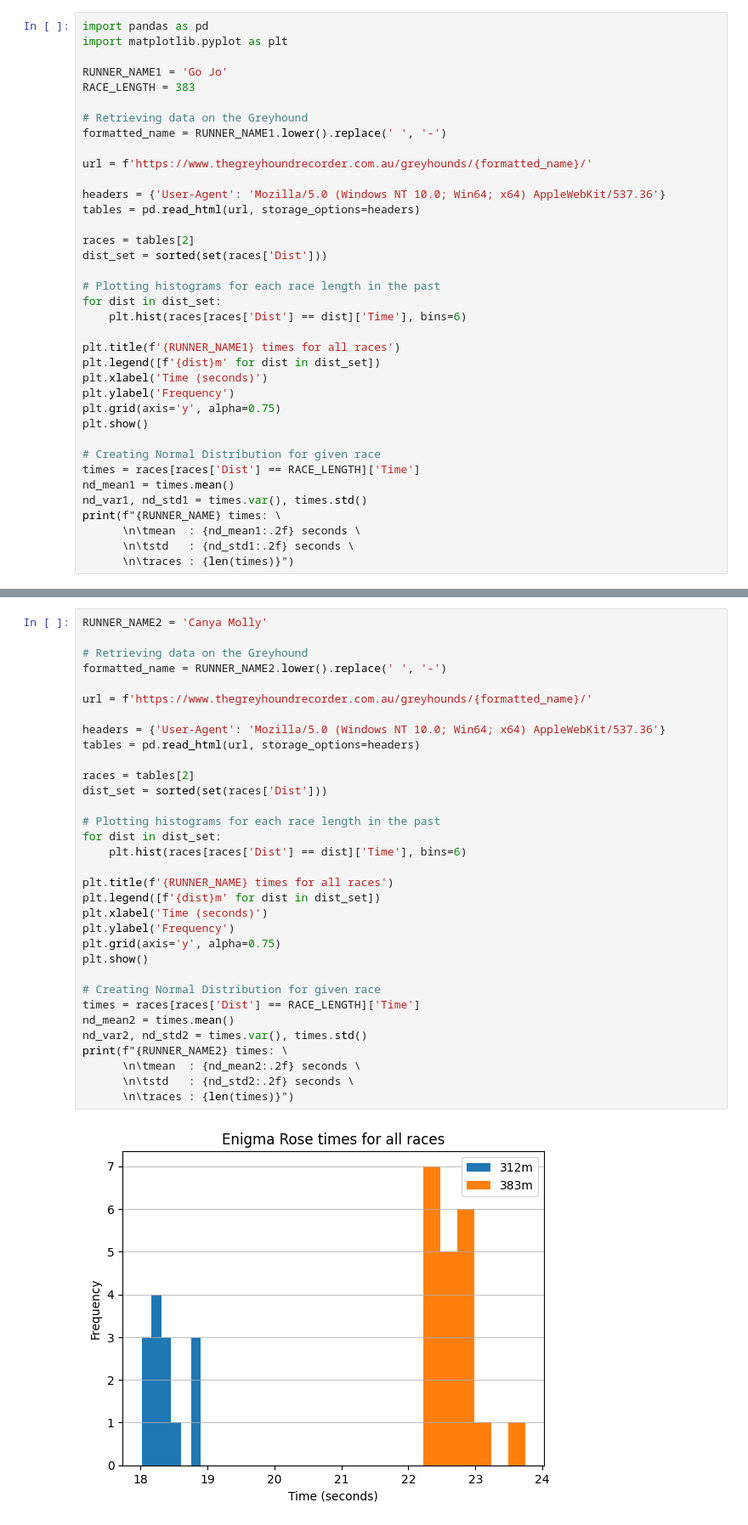
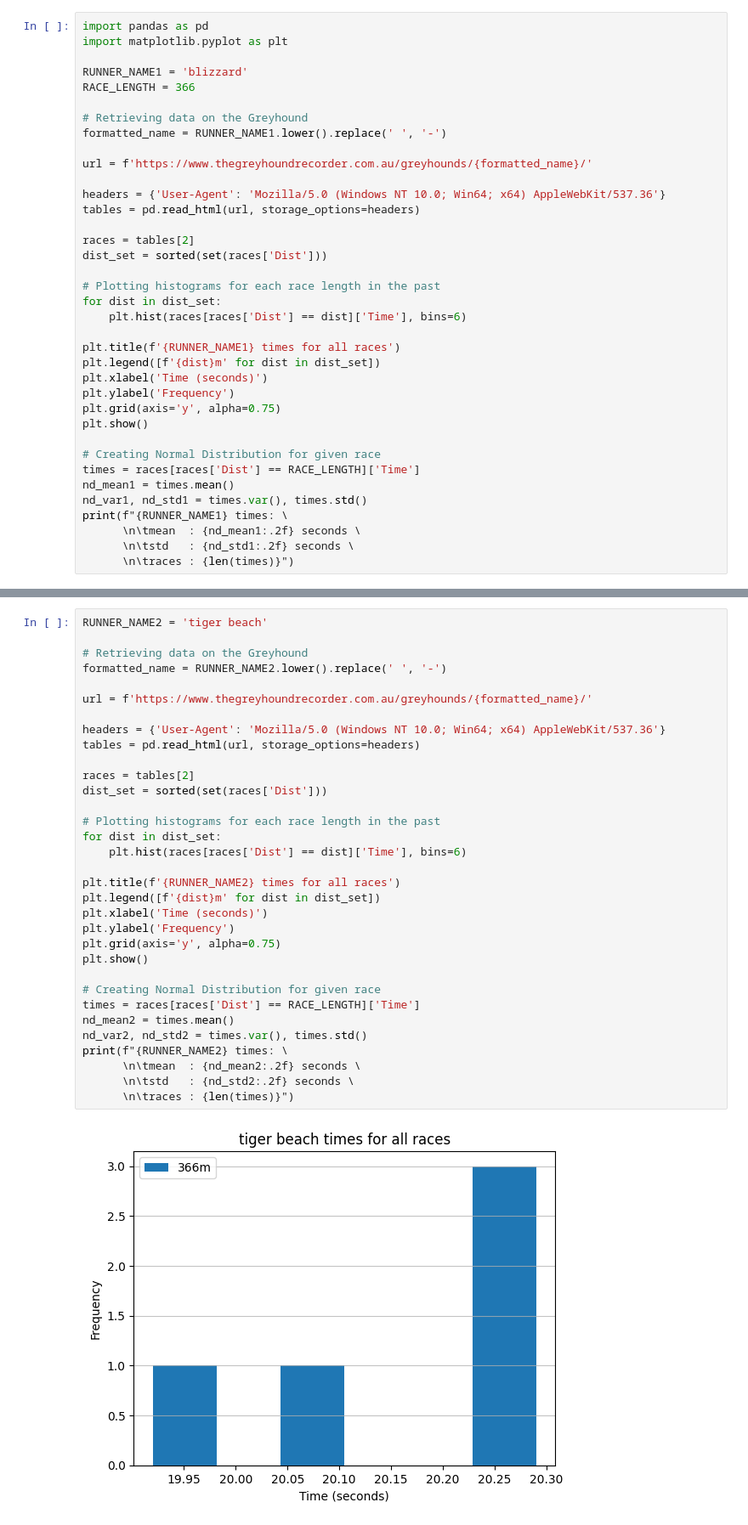
Before and after one commit to AkooshR/Greyhound-Racing-Model, a Jupyter notebook: main.ipynb, the cells around one changed output, grey strips where cells are left out. Shown at 85% size. Cells and saved outputs as stored; diff of their text form.

```diff
--- a/main.ipynb
+++ b/main.ipynb
@@ -2,8 +2,8 @@
 import pandas as pd
 import matplotlib.pyplot as plt
 
-RUNNER_NAME1 = 'Go Jo'
-RACE_LENGTH = 383
+RUNNER_NAME1 = 'blizzard'
+RACE_LENGTH = 366
 
 # Retrieving data on the Greyhound
 formatted_name = RUNNER_NAME1.lower().replace(' ', '-')
@@ -31,7 +31,7 @@ plt.show()
 times = races[races['Dist'] == RACE_LENGTH]['Time']
 nd_mean1 = times.mean()
 nd_var1, nd_std1 = times.var(), times.std()
-print(f"{RUNNER_NAME} times: \
+print(f"{RUNNER_NAME1} times: \
       \n\tmean  : {nd_mean1:.2f} seconds \
       \n\tstd   : {nd_std1:.2f} seconds \
       \n\traces : {len(times)}")
@@ -44,35 +44,35 @@ Enigma Rose times:
 # %%
-RUNNER_NAME2 = 'Canya Molly'
+RUNNER_NAME2 = 'tiger beach'
 
 # Retrieving data on the Greyhound
 formatted_name = RUNNER_NAME2.lower().replace(' ', '-')
 
 url = f'https://www.thegreyhoundrecorder.com.au/greyhounds/{formatted_name}/'
 
 headers = {'User-Agent': 'Mozilla/5.0 (Windows NT 10.0; Win64; x64) AppleWebKit/537.36'}
 tables = pd.read_html(url, storage_options=headers)
 
 races = tables[2]
 dist_set = sorted(set(races['Dist']))
 
 # Plotting histograms for each race length in the past
 for dist in dist_set:
     plt.hist(races[races['Dist'] == dist]['Time'], bins=6)
 
-plt.title(f'{RUNNER_NAME} times for all races')
+plt.title(f'{RUNNER_NAME2} times for all races')
 plt.legend([f'{dist}m' for dist in dist_set])
 plt.xlabel('Time (seconds)')
 plt.ylabel('Frequency')
 plt.grid(axis='y', alpha=0.75)
 plt.show()
 
 # Creating Normal Distribution for given race
 times = races[races['Dist'] == RACE_LENGTH]['Time']
 nd_mean2 = times.mean()
 nd_var2, nd_std2 = times.var(), times.std()
 print(f"{RUNNER_NAME2} times: \
       \n\tmean  : {nd_mean2:.2f} seconds \
       \n\tstd   : {nd_std2:.2f} seconds \
       \n\traces : {len(times)}")
 # %% [output]
-[figure, old version]
+[figure, new version]
```
Also changed, not shown: parts of 4 cells of this notebook.
